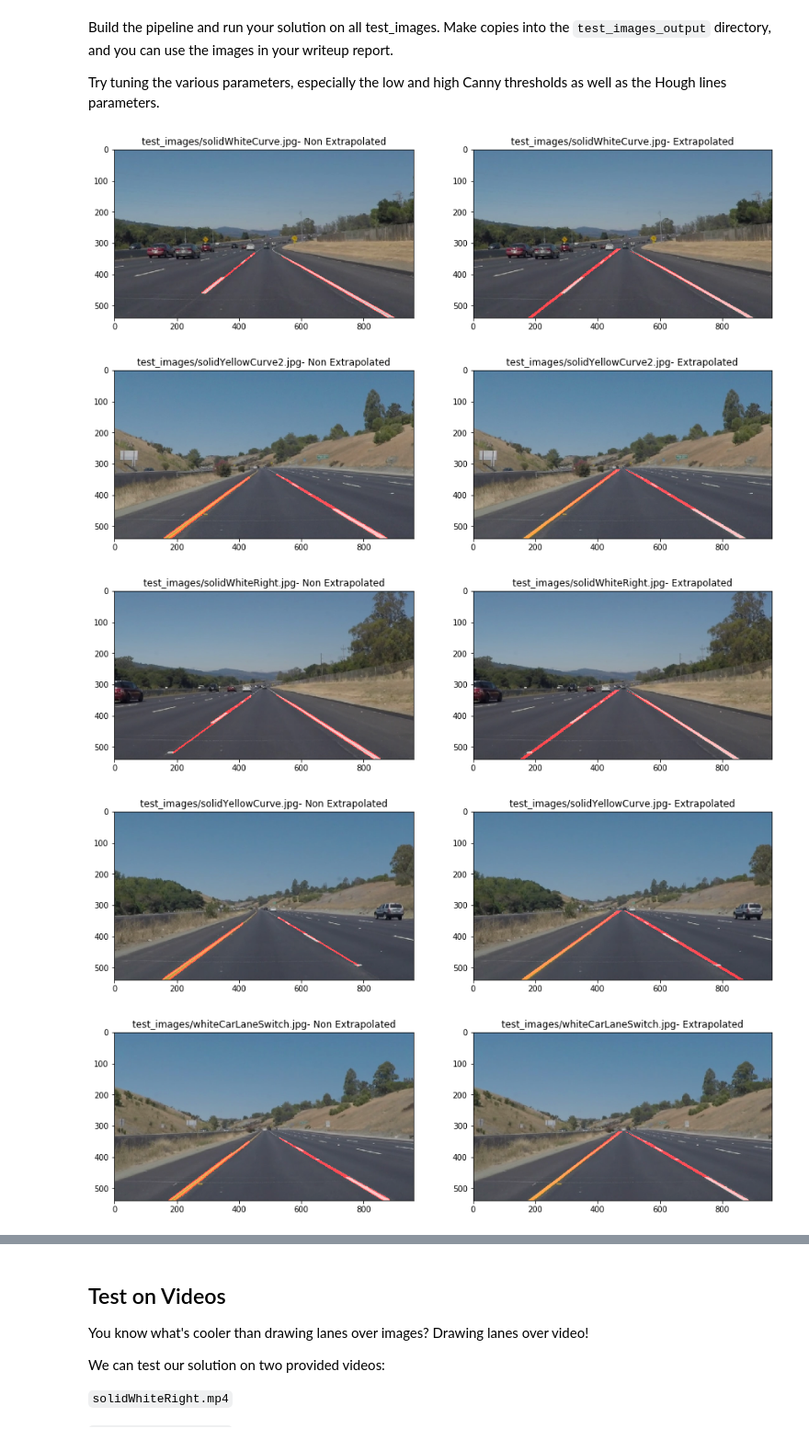
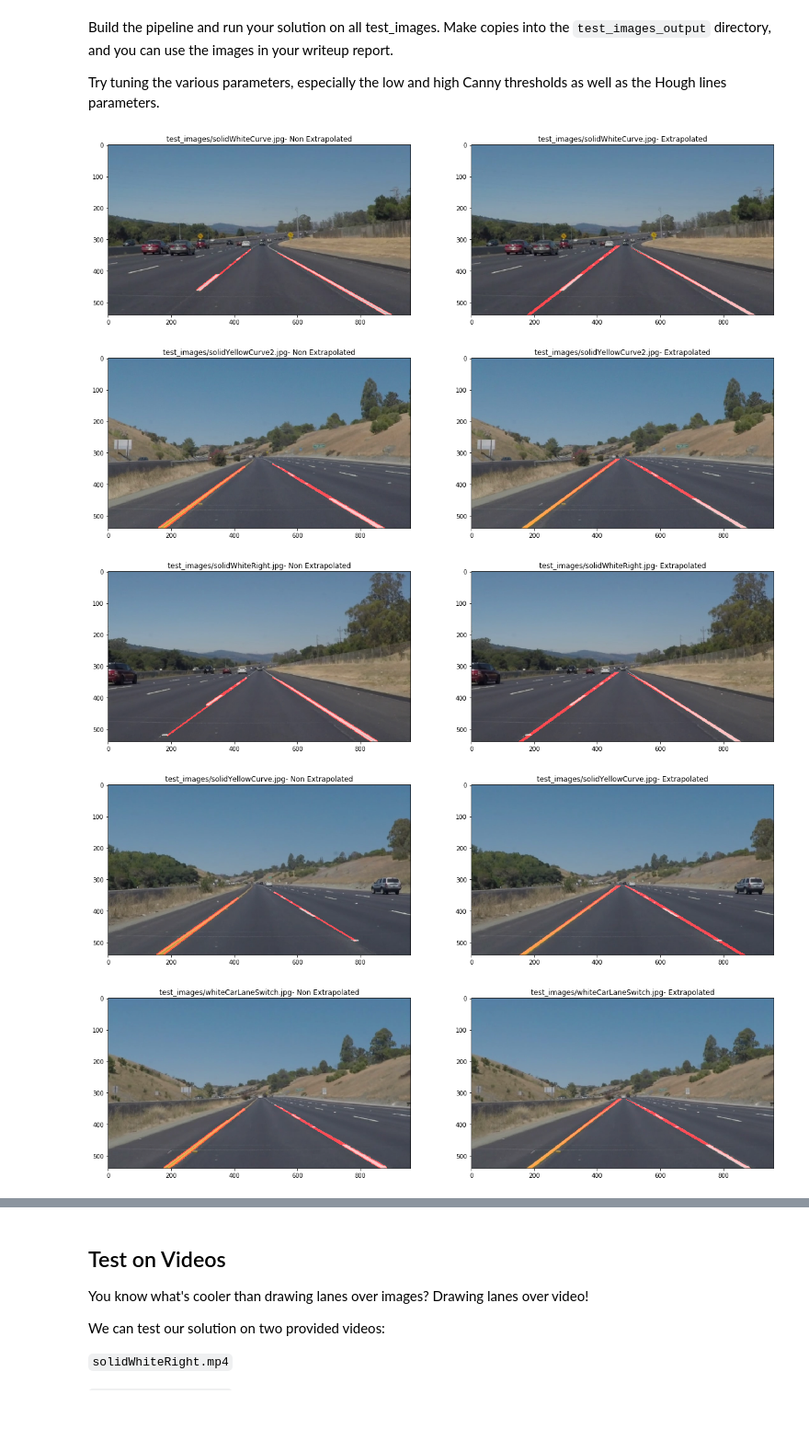
Before and after one commit to nalinraut/CarND-Lane_Lines, a Jupyter notebook: P1.ipynb, the cells around one changed output, grey strips where cells are left out. Shown at 92% size. Drawn from its saved outputs; the diff is of its cells as text; code cells hidden in the pictures; blank space fills up the shorter version.

```diff
--- a/P1.ipynb
+++ b/P1.ipynb
@@ -317,32 +320,32 @@ def process_image(img,function):
 # %%
 
 for i in img_list:
     #reset()
     count = 1
     im = 'test_images/'+i
     img = mpimg.imread(im)
 
     output_image1 = process_image(img, "raw")
     output_image2 = process_image(img, "smooth")
     o = 'test_images_output/'+ i
 
     f = plt.figure()
-    f.set_figheight(15)
-    f.set_figwidth(15)
+    f.set_figheight(20)
+    f.set_figwidth(20)
 
     plt.subplot(1,2,count)
     plt.imshow(output_image1)
     plt.title(im+'- Non Extrapolated')
 
     plt.subplot(1,2,count+1)
     plt.imshow(output_image2)
     plt.title(im+'- Extrapolated')
 
-    mpimg.imsave(o,output_image)
+    f.savefig(o)
     count = count + 1
 # %% [output]
-[figure, old version]
+[figure, new version]
-[figure, old version]
+[figure, new version]
-[figure, old version]
+[figure, new version]
-[figure, old version]
+[figure, new version]
-[figure, old version]
+[figure, new version]
```
Also changed, not shown: parts of 8 cells of this notebook, 21 other files.
